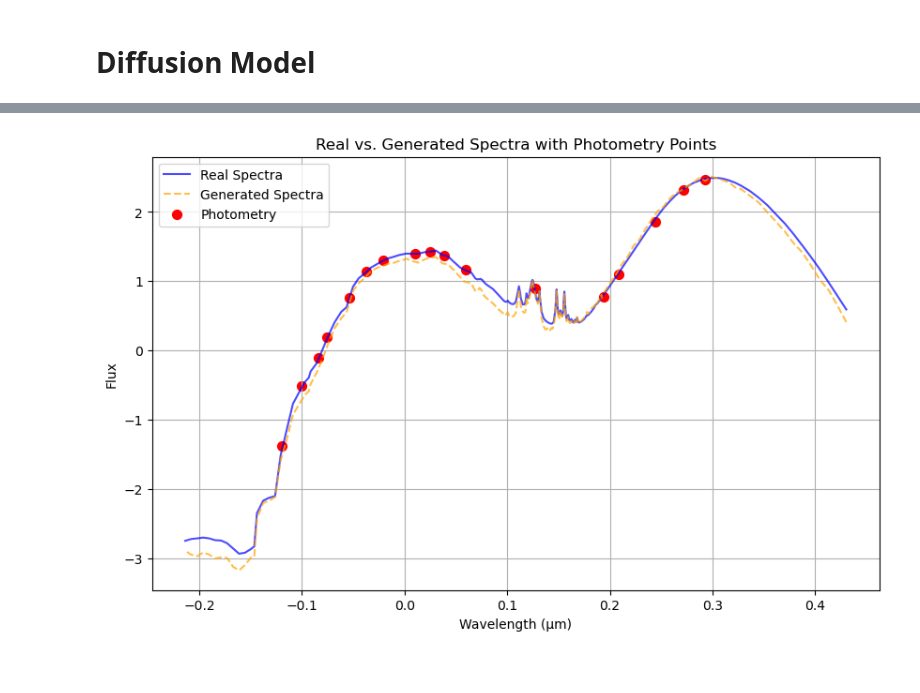
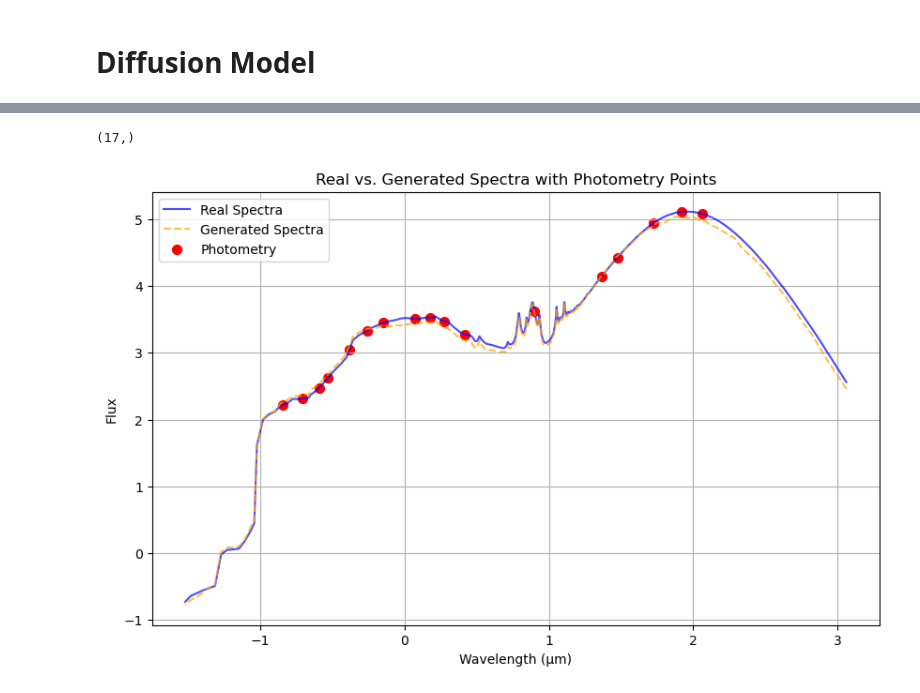
Before and after one commit to VasileiosKottas/AstroInformatics, a Jupyter notebook: DIFFUSION_MODELS/NeurlIPS Dif/test.ipynb, the cells around one changed output, grey strips where cells are left out. Drawn from its saved outputs; the diff is of its cells as text; code cells hidden in the pictures.

```diff
--- a/DIFFUSION_MODELS/NeurlIPS Dif/test.ipynb
+++ b/DIFFUSION_MODELS/NeurlIPS Dif/test.ipynb
@@ -81,14 +61,26 @@ class Discriminator(nn.Module):
+# %%
+batch_size = 512
 # %%
 import numpy as np
 import torch
 from torch.utils.data import Dataset, DataLoader
 
 class SpectraDataset(Dataset):
-    def __init__(self, photometry_file, spectra_file):
-        # Load data
-        self.photometry = photometry_file  # Shape (10000, 17)
-        self.spectra = spectra_file        # Shape (10000, 206)
-        print(self.spectra.shape)
+    def __init__(self, photometry_data, spectra_data):
+        """
+        Custom Dataset for loading photometry and spectra data.
+
+        Parameters:
+            photometry_data (numpy.ndarray): Shape (num_samples, 17)
+            spectra_data (numpy.ndarray): Shape (num_samples, 206)
+        """
+        # Check if data shapes are compatible
+        assert photometry_data.shape[0] == spectra_data.shape[0], "Mismatch in number of samples between photometry and spectra data"
+
+        # Store data
+        self.photometry = photometry_data  # Shape (num_samples, 17)
+        self.spectra = spectra_data        # Shape (num_samples, 206)
+
         # Convert to torch tensors
         self.photometry = torch.tensor(self.photometry, dtype=torch.float32)
         self.spectra = torch.tensor(self.spectra, dtype=torch.float32)
@@ -97,8 +89,9 @@ class SpectraDataset(Dataset):
         return len(self.photometry)
 
     def __getitem__(self, idx):
+        # Returns a tuple: (spectra, photometry)
         return self.spectra[idx], self.photometry[idx]
 
 # Initialize dataset and dataloader
 dataset = SpectraDataset(data_ph.T, data_sp.T)
-dataloader = DataLoader(dataset, batch_size=128, shuffle=True, drop_last=True)
+dataloader = DataLoader(dataset, batch_size, shuffle=True, drop_last=True)  # Reduce batch size
@@ -106,0 +98,4 @@ dataloader = DataLoader(dataset, batch_size=128, shuffle=True, drop_last=True)
+# %%
+spectra, photometry = next(iter(dataloader))
+plt.plot(data_wavelengths_spectra, spectra[0])
+plt.scatter(data_wavelengths_photo, photometry[0])
@@ -563,37 +612,38 @@ def plot_spectra(real_spectra, photometry, generated_spectra, photometry_wavelen
     photometry = photometry.detach().cpu().numpy()[index]
 
     # Plotting the real spectra
     plt.figure(figsize=(10, 6))
     plt.plot(spectra_wavelengths, real_spectra, label='Real Spectra', color='blue', alpha=0.7)
 
     # Plotting the generated spectra
     plt.plot(spectra_wavelengths, generated_spectra, label='Generated Spectra', color='orange', linestyle='--', alpha=0.7)
 
     # Plotting the photometry points
     plt.scatter(photometry_wavelengths, photometry, label='Photometry', color='red', s=50)
 
     # Add labels and legend
     plt.xlabel('Wavelength (µm)')
     plt.ylabel('Flux')
     plt.title('Real vs. Generated Spectra with Photometry Points')
     plt.legend()
     plt.grid(True)
     plt.show()
 
 # Example Plot Usage
 real_spectra, photometry_data = next(iter(dataloader))
 real_spectra = real_spectra.to(device)
 photometry_data = photometry_data.unsqueeze(2).to(device)
 with torch.no_grad():
     generated_spectra = model.forward(photometry_data, t)
 data_scaled[:, 0]
-dataspectr[:, 0]
+# dataspectr[:, 0]
 # Define wavelengths for plotting
-photometry_wavelengths = data_scaled[:, 0]  # Example for 17 bands
-spectra_wavelengths = dataspectr[:, 0]  # Example for 206 points
-
+photometry_wavelengths = data_wavelengths_photo   # 17 photometry wavelength points
+print(photometry_wavelengths.shape)
+spectra_wavelengths =  data_wavelengths_spectra
 plot_spectra(real_spectra, photometry_data, generated_spectra, photometry_wavelengths, spectra_wavelengths, index=0)
 # %% [output]
+(17,)
-[figure, old version]
+[figure, new version]
 # %%
 torch.cuda.empty_cache()
```
Also changed, not shown: parts of 9 cells of this notebook.
